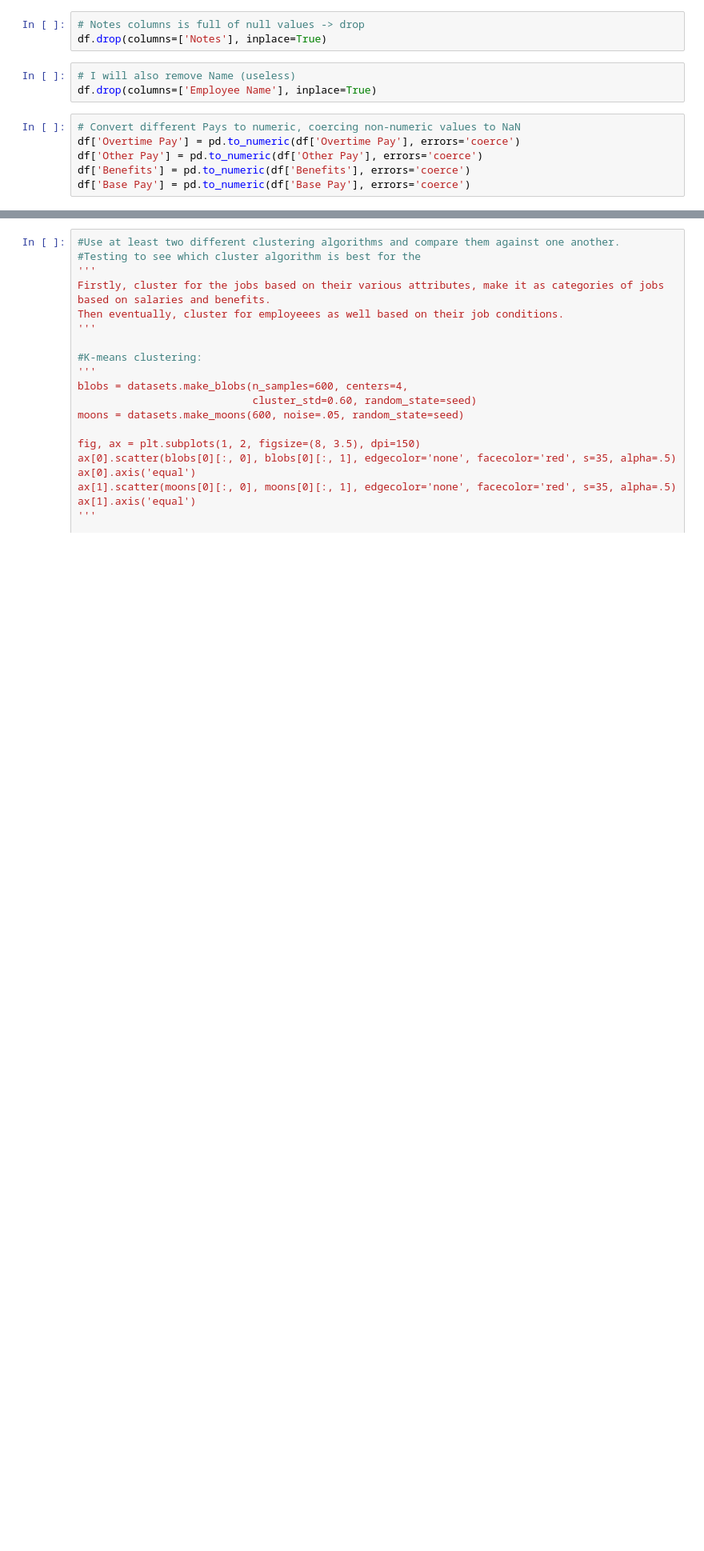
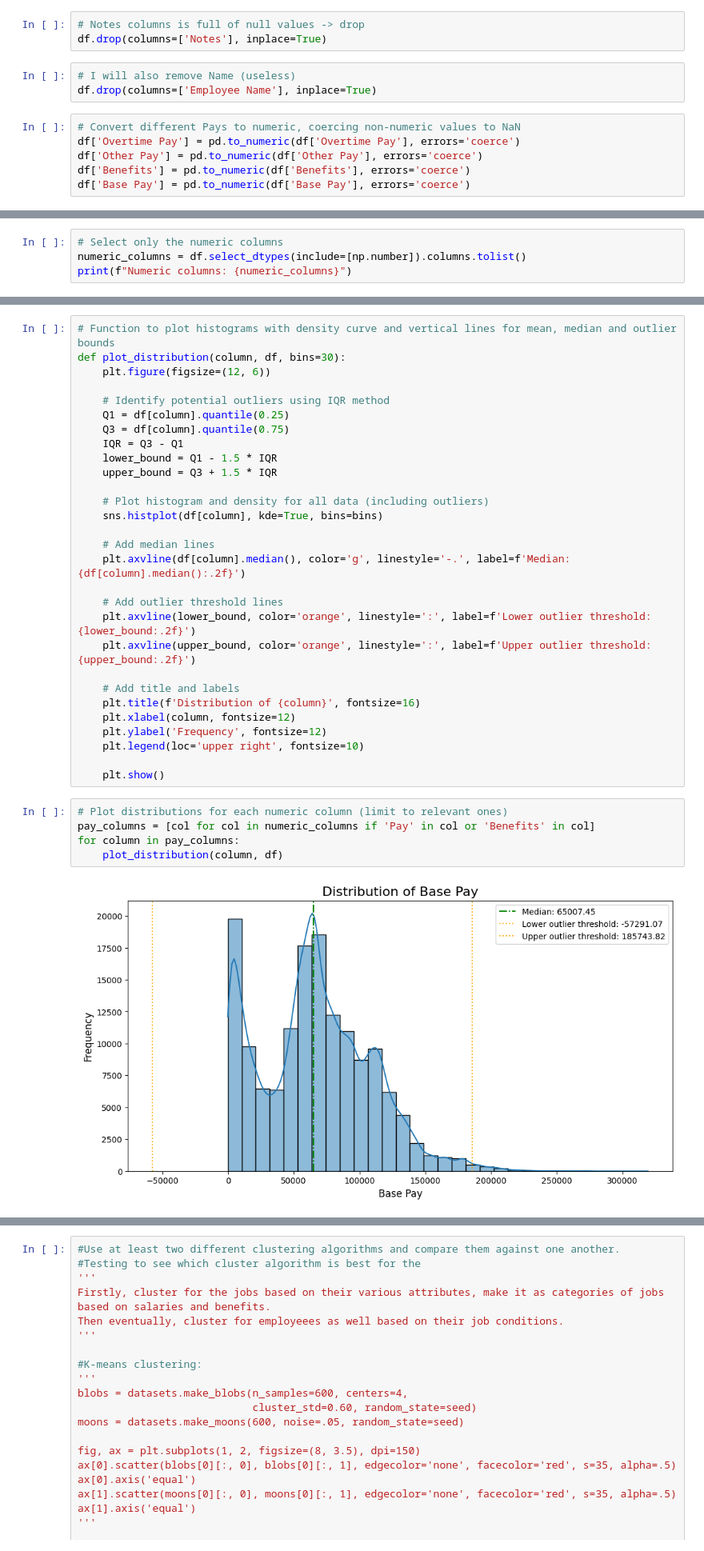
Before and after one commit to cricci3/Salaries_clustering, a Jupyter notebook: Project2_DA.ipynb, the cells around one changed output, grey strips where cells are left out. Shown at 80% size. Drawn from its saved outputs; the diff is of its cells as text; blank space fills up the shorter version.

Commit message:
data analysis

```diff
--- a/Project2_DA.ipynb
+++ b/Project2_DA.ipynb
@@ -256,0 +308,4 @@ dtype: int64
+# %%
+# Select only the numeric columns
+numeric_columns = df.select_dtypes(include=[np.number]).columns.tolist()
+print(f"Numeric columns: {numeric_columns}")
@@ -256,0 +336,36 @@ dtype: int64
+# %%
+# Function to plot histograms with density curve and vertical lines for mean, median and outlier bounds
+def plot_distribution(column, df, bins=30):
+    plt.figure(figsize=(12, 6))
+
+    # Identify potential outliers using IQR method
+    Q1 = df[column].quantile(0.25)
+    Q3 = df[column].quantile(0.75)
+    IQR = Q3 - Q1
+    lower_bound = Q1 - 1.5 * IQR
+    upper_bound = Q3 + 1.5 * IQR
+
+    # Plot histogram and density for all data (including outliers)
+    sns.histplot(df[column], kde=True, bins=bins)
+
+    # Add median lines
+    plt.axvline(df[column].median(), color='g', linestyle='-.', label=f'Median: {df[column].median():.2f}')
+
+    # Add outlier threshold lines
+    plt.axvline(lower_bound, color='orange', linestyle=':', label=f'Lower outlier threshold: {lower_bound:.2f}')
+    plt.axvline(upper_bound, color='orange', linestyle=':', label=f'Upper outlier threshold: {upper_bound:.2f}')
+
+    # Add title and labels
+    plt.title(f'Distribution of {column}', fontsize=16)
+    plt.xlabel(column, fontsize=12)
+    plt.ylabel('Frequency', fontsize=12)
+    plt.legend(loc='upper right', fontsize=10)
+
+    plt.show()
+# %%
+# Plot distributions for each numeric column (limit to relevant ones)
+pay_columns = [col for col in numeric_columns if 'Pay' in col or 'Benefits' in col]
+for column in pay_columns:
+    plot_distribution(column, df)
+# %% [output]
+[figure, added]
```
Also changed, not shown: parts of 33 cells of this notebook.
